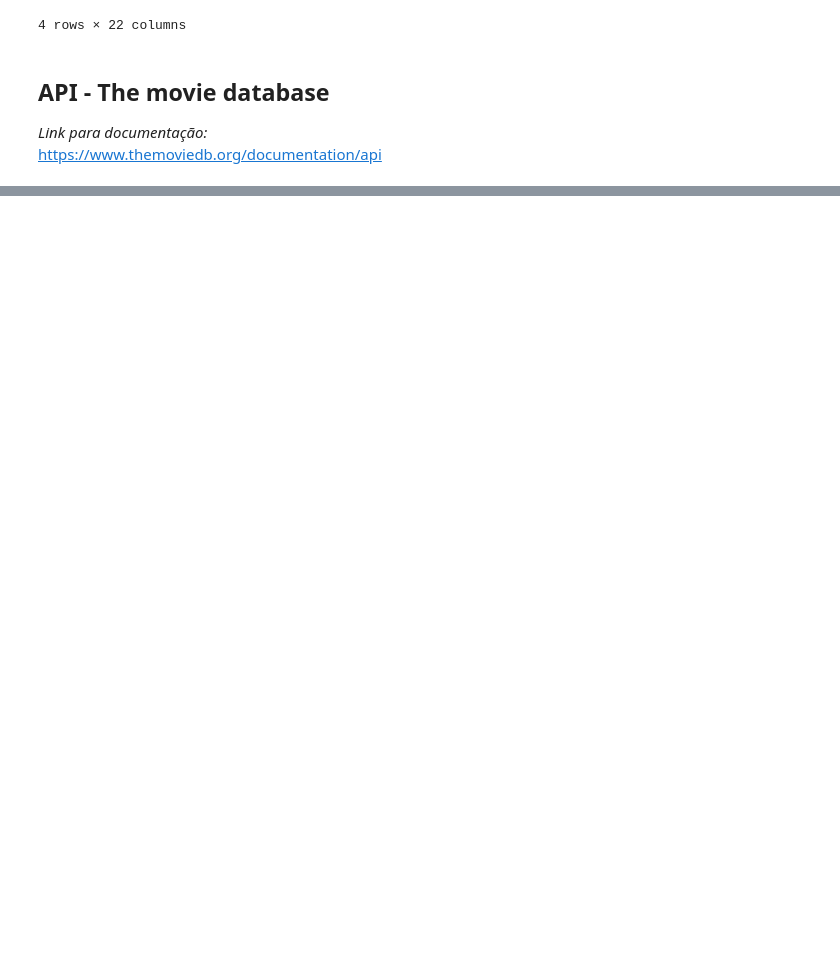
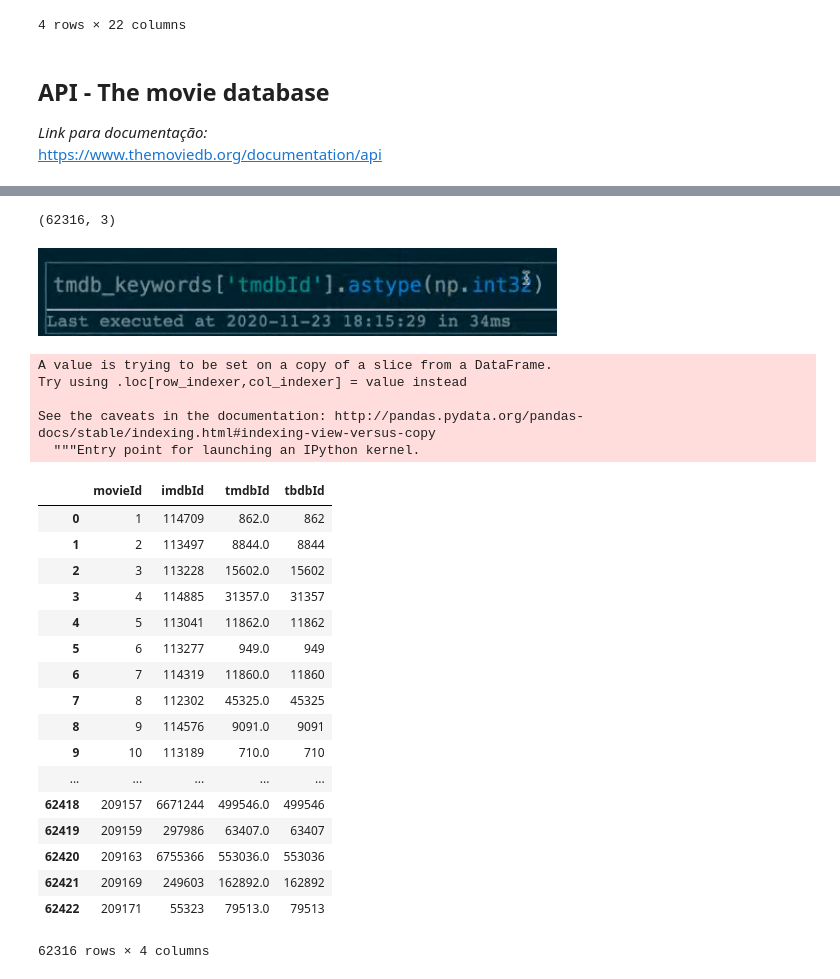
Before and after one commit to joaquim-oliveira-neto/rogue, a Jupyter notebook: notebooks/bmadureira-exploration.ipynb, the cells around one changed output, grey strips where cells are left out. Cells and saved outputs as stored; diff of their text form; code cells hidden in the pictures; blank space fills up the shorter version.

```diff
--- a/notebooks/bmadureira-exploration.ipynb
+++ b/notebooks/bmadureira-exploration.ipynb
@@ -11,12 +11,12 @@ import numpy as np
 ![image.png](attachment:image.png)
 # %%
 #importar databasese Movie Lens e checar tamanhos
-g_scores = pd.read_csv('genome-scores.csv')#, nrows = 1000000)
-g_tags = pd.read_csv('genome-tags.csv')#, nrows = 1000000)
-links = pd.read_csv('links.csv')
-movies = pd.read_csv('movies.csv')
-ratings = pd.read_csv('ratings.csv') #nrows = 1000000)
-tags = pd.read_csv('tags.csv')
+g_scores = pd.read_csv('../raw_data/ml-25m/genome-scores.csv')#, nrows = 1000000)
+g_tags = pd.read_csv('../raw_data/ml-25m/genome-tags.csv')#, nrows = 1000000)
+links = pd.read_csv('../raw_data/ml-25m/links.csv')
+movies = pd.read_csv('../raw_data/ml-25m/movies.csv')
+ratings = pd.read_csv('../raw_data/ml-25m/ratings.csv') #nrows = 1000000)
+tags = pd.read_csv('../raw_data/ml-25m/tags.csv')
 # %%
 print(f'Formato da base g_scores:',(g_scores.shape))
 print(f'Formato da base g_tags:',(g_tags.shape))
@@ -311,0 +351,36 @@ https://www.themoviedb.org/documentation/api
+# %%
+links_clean = links.dropna()
+links_clean.shape
+# %% [output]
+(62316, 3)
+# %% [markdown]
+![image.png](attachment:image.png)
+# %%
+links_clean['tbdbId'] = links_clean['tmdbId'].astype(np.int32)
+# %% [output]
+A value is trying to be set on a copy of a slice from a DataFrame.
+Try using .loc[row_indexer,col_indexer] = value instead
+
+See the caveats in the documentation: http://pandas.pydata.org/pandas-docs/stable/indexing.html#indexing-view-versus-copy
+  """Entry point for launching an IPython kernel.
+# %%
+links_clean
+# %% [output]
+|  | movieId | imdbId | tmdbId | tbdbId |
+| 0 | 1 | 114709 | 862.0 | 862 |
+| 1 | 2 | 113497 | 8844.0 | 8844 |
+| 2 | 3 | 113228 | 15602.0 | 15602 |
+| 3 | 4 | 114885 | 31357.0 | 31357 |
+| 4 | 5 | 113041 | 11862.0 | 11862 |
+| 5 | 6 | 113277 | 949.0 | 949 |
+| 6 | 7 | 114319 | 11860.0 | 11860 |
+| 7 | 8 | 112302 | 45325.0 | 45325 |
+| 8 | 9 | 114576 | 9091.0 | 9091 |
+| 9 | 10 | 113189 | 710.0 | 710 |
+| ... | ... | ... | ... | ... |
+| 62418 | 209157 | 6671244 | 499546.0 | 499546 |
+| 62419 | 209159 | 297986 | 63407.0 | 63407 |
+| 62420 | 209163 | 6755366 | 553036.0 | 553036 |
+| 62421 | 209169 | 249603 | 162892.0 | 162892 |
+| 62422 | 209171 | 55323 | 79513.0 | 79513 |
+62316 rows × 4 columns
```
Also changed, not shown: parts of 5 cells of this notebook, 1 other file.
